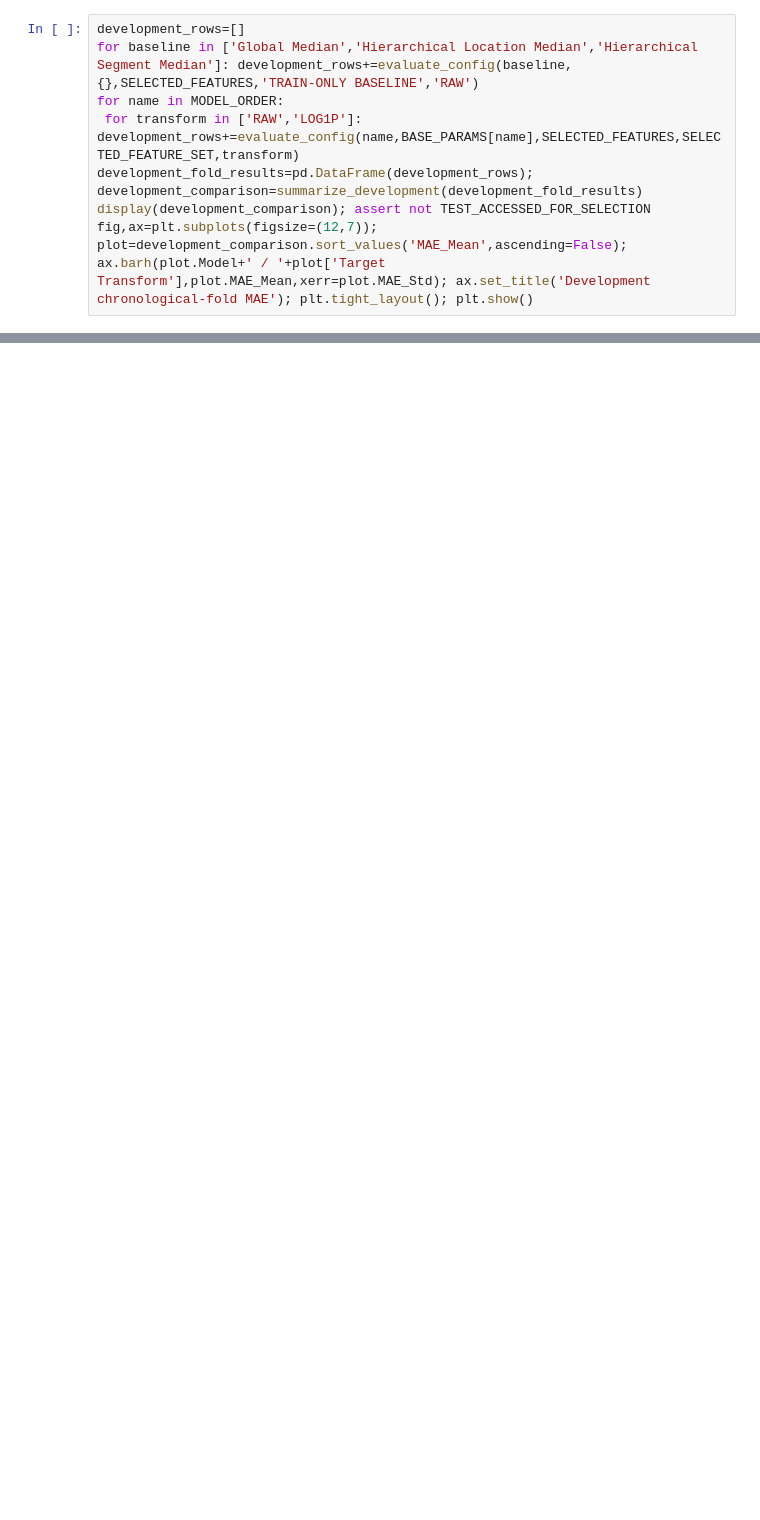
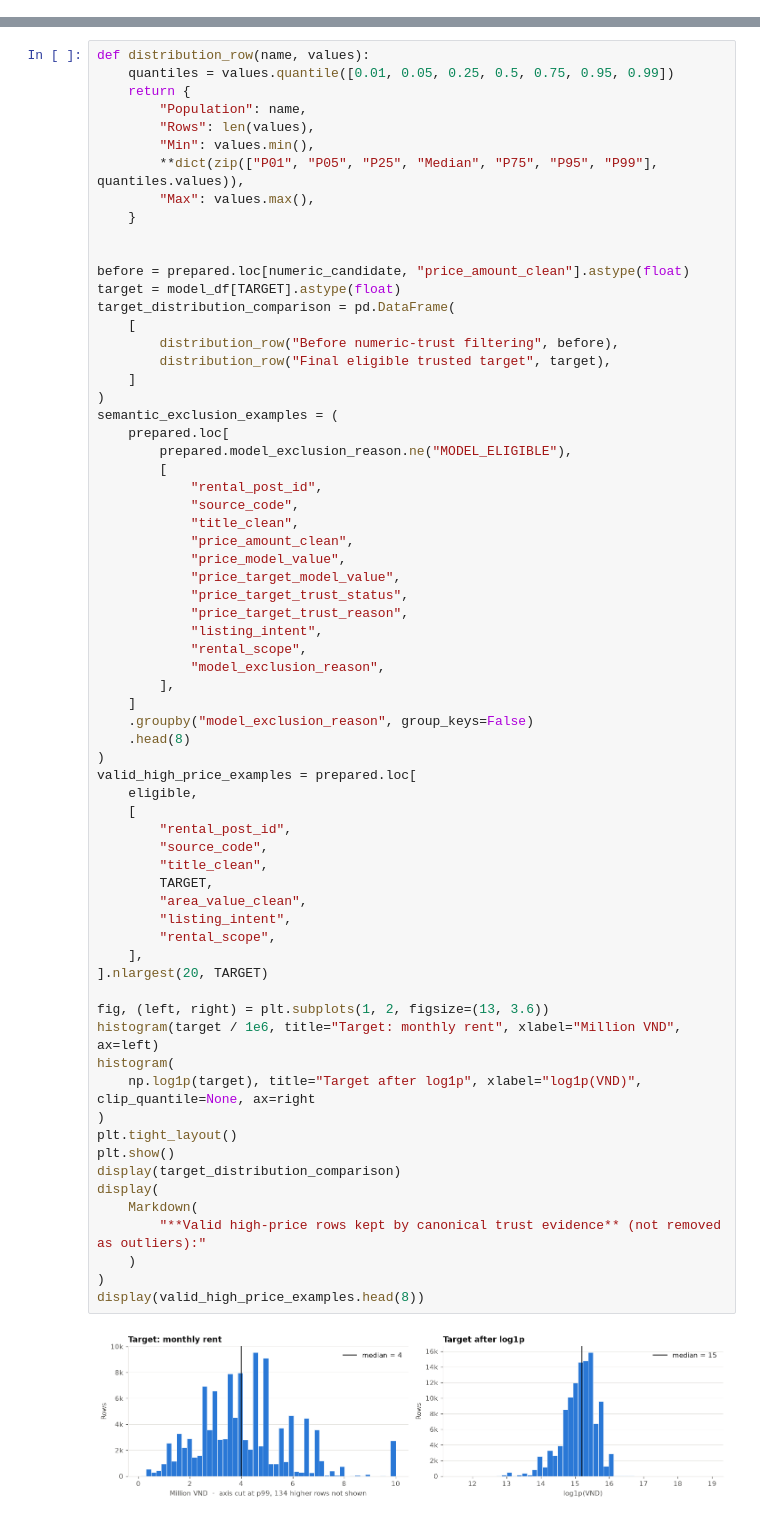
Before and after one commit to HauCoder2005/roombeacon-system, a Jupyter notebook: notebooks/04_roombeacon_modeling.ipynb, the cells around one changed output, grey strips where cells are left out. Saved outputs shown, nothing was run; the diff lists cells and outputs as text; blank space fills up the shorter version.

```diff
--- a/notebooks/04_roombeacon_modeling.ipynb
+++ b/notebooks/04_roombeacon_modeling.ipynb
@@ -298,8 +0,0 @@ display(f45_decision); display(pd.Series({'F5 consistently better':consistent,'A
-# %%
-development_rows=[]
-for baseline in ['Global Median','Hierarchical Location Median','Hierarchical Segment Median']: development_rows+=evaluate_config(baseline,{},SELECTED_FEATURES,'TRAIN-ONLY BASELINE','RAW')
-for name in MODEL_ORDER:
- for transform in ['RAW','LOG1P']: development_rows+=evaluate_config(name,BASE_PARAMS[name],SELECTED_FEATURES,SELECTED_FEATURE_SET,transform)
-development_fold_results=pd.DataFrame(development_rows); development_comparison=summarize_development(development_fold_results)
-display(development_comparison); assert not TEST_ACCESSED_FOR_SELECTION
-fig,ax=plt.subplots(figsize=(12,7)); plot=development_comparison.sort_values('MAE_Mean',ascending=False); ax.barh(plot.Model+' / '+plot['Target Transform'],plot.MAE_Mean,xerr=plot.MAE_Std); ax.set_title('Development chronological-fold MAE'); plt.tight_layout(); plt.show()
@@ -641,0 +286,69 @@ display(pd.DataFrame([{'Artifact':p.name,'Bytes':p.stat().st_size} for p in sort
+# %%
+def distribution_row(name, values):
+    quantiles = values.quantile([0.01, 0.05, 0.25, 0.5, 0.75, 0.95, 0.99])
+    return {
+        "Population": name,
+        "Rows": len(values),
+        "Min": values.min(),
+        **dict(zip(["P01", "P05", "P25", "Median", "P75", "P95", "P99"], quantiles.values)),
+        "Max": values.max(),
+    }
+
+
+before = prepared.loc[numeric_candidate, "price_amount_clean"].astype(float)
+target = model_df[TARGET].astype(float)
+target_distribution_comparison = pd.DataFrame(
+    [
+        distribution_row("Before numeric-trust filtering", before),
+        distribution_row("Final eligible trusted target", target),
+    ]
+)
+semantic_exclusion_examples = (
+    prepared.loc[
+        prepared.model_exclusion_reason.ne("MODEL_ELIGIBLE"),
+        [
+            "rental_post_id",
+            "source_code",
+            "title_clean",
+            "price_amount_clean",
+            "price_model_value",
+            "price_target_model_value",
+            "price_target_trust_status",
+            "price_target_trust_reason",
+            "listing_intent",
+            "rental_scope",
+            "model_exclusion_reason",
+        ],
+    ]
+    .groupby("model_exclusion_reason", group_keys=False)
+    .head(8)
+)
+valid_high_price_examples = prepared.loc[
+    eligible,
+    [
+        "rental_post_id",
+        "source_code",
+        "title_clean",
+        TARGET,
+        "area_value_clean",
+        "listing_intent",
+        "rental_scope",
+    ],
+].nlargest(20, TARGET)
+
+fig, (left, right) = plt.subplots(1, 2, figsize=(13, 3.6))
+histogram(target / 1e6, title="Target: monthly rent", xlabel="Million VND", ax=left)
+histogram(
+    np.log1p(target), title="Target after log1p", xlabel="log1p(VND)", clip_quantile=None, ax=right
+)
+plt.tight_layout()
+plt.show()
+display(target_distribution_comparison)
+display(
+    Markdown(
+        "**Valid high-price rows kept by canonical trust evidence** (not removed as outliers):"
+    )
+)
+display(valid_high_price_examples.head(8))
+# %% [output]
+[figure, added]
```
Also changed, not shown: parts of 71 cells of this notebook, 6 other files.
